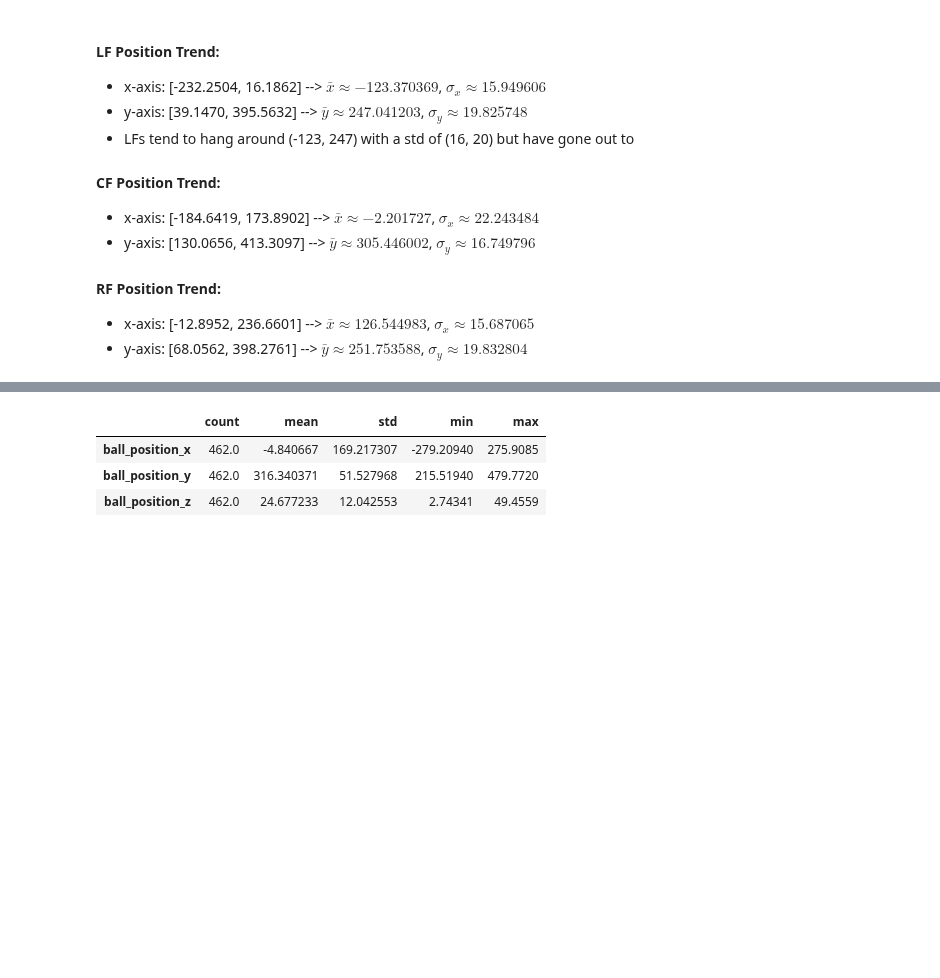
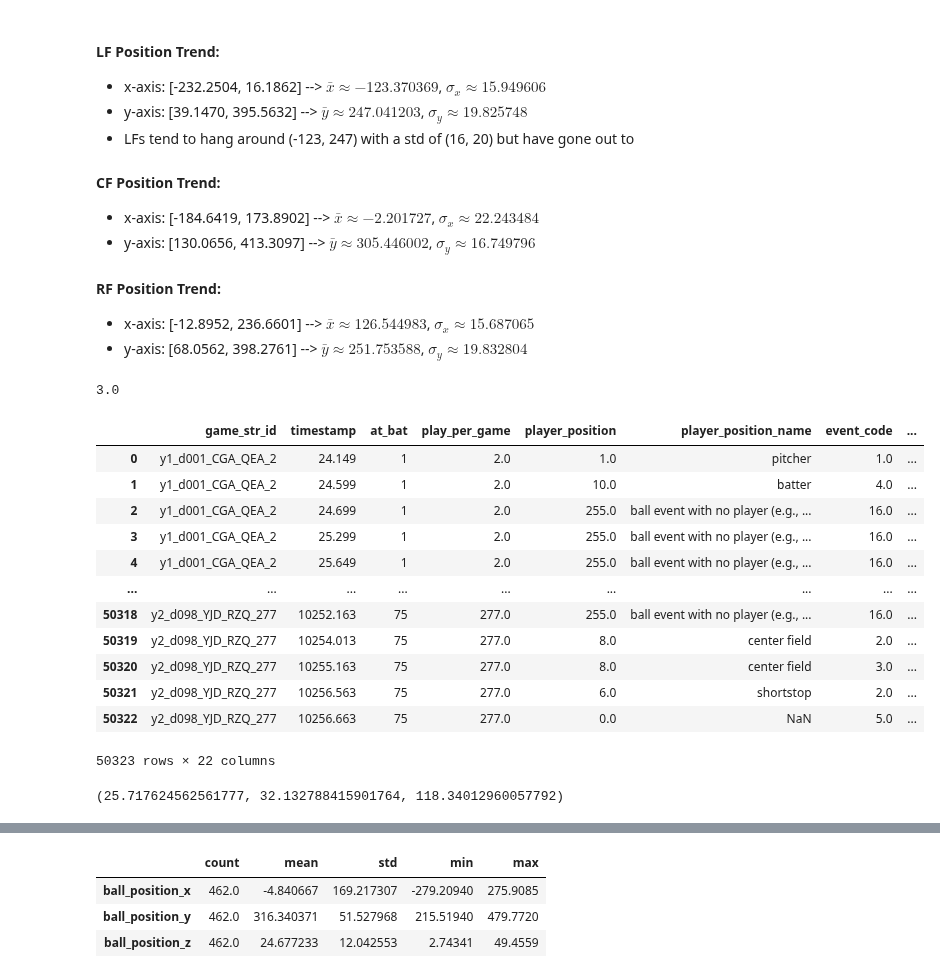
Before and after one commit to d2osborn/SMTChallenge2025, a Jupyter notebook: Team15-eda.ipynb, the cells around one changed output, grey strips where cells are left out. Drawn from its saved outputs; the diff is of its cells as text; code cells hidden in the pictures; blank space fills up the shorter version.

```diff
--- a/Team15-eda.ipynb
+++ b/Team15-eda.ipynb
@@ -212,0 +330,11 @@ event_pos_ball = event_pos_ball[
+# %%
+def game_events_changer(df: pd.DataFrame) -> pd.DataFrame:
+    """
+    Takes the dataframe that contains player positioning for every 500 ms in a play, including game_events and ball positioning, and outputs only game_events for each play
+
+    Arguments: df: Dataframe
+    """
+
+    df = df.copy()
+    df = df[~df['event_code'].isna()].reset_index(drop=True)
+    return df
@@ -213,3 +377,9 @@ event_pos_ball = event_pos_ball[
+# %%
+event_pos_ball.loc[(event_pos_ball['game_str_id'] == 'y1_d001_CGA_QEA_165') & (event_pos_ball['event_code'] == 2), 'player_position'] = 2.0
+event_pos_ball.loc[(event_pos_ball['game_str_id'] == 'y1_d001_CGA_QEA_165') & (event_pos_ball['event_code'] == 2), 'player_position_name'] = 'catcher'
+
+## These plays are messed up where the operator didn't tag the hitter making contact and there's no ball position data for it
+event_pos_ball = event_pos_ball[~event_pos_ball['game_str_id'].isin(['y1_d001_CGA_QEA_165', 'y1_d001_CGA_QEA_170'])].copy()
 # %% [markdown]
 ### Data exploration and understanding
 # %%
@@ -252,3 +416,27 @@ event_pos_ball[['field_x_7', 'field_y_7',
 #### RF Position Trend:
 * x-axis: [-12.8952, 236.6601] --> $\bar{x} \approx 126.544983$, $\sigma_{x} \approx 15.687065$
 * y-axis: [68.0562, 398.2761] --> $\bar{y} \approx 251.753588$, $\sigma_{y} \approx 19.832804$
+# %%
+event_pos_ball[event_pos_ball['game_str_id'] == 'y1_d001_CGA_QEA_2']['timestamp'].iloc[60] - event_pos_ball[event_pos_ball['game_str_id'] == 'y1_d001_CGA_QEA_2']['timestamp'].iloc[0]
+# %% [output]
+3.0
+# %%
+game_events_w_pos = game_events_changer(event_pos_ball)
+game_events_w_pos['is_out_catch'] = ((game_events_w_pos['event_code'] == 2) & (game_events_w_pos['event_code'].shift(1) == 4)).astype(int)
+game_events_w_pos['is_out_catch'] = game_events_w_pos['is_out_catch'].astype(float)
+game_events_w_pos.loc[:, 'is_out_catch'] = np.where(game_events_w_pos['event_code'] == 2, game_events_w_pos['is_out_catch'], np.nan)
+game_events_w_pos
+# %% [output]
+|  | game_str_id | timestamp | at_bat | play_per_game | player_position | player_position_name | event_code | ... |
+| 0 | y1_d001_CGA_QEA_2 | 24.149 | 1 | 2.0 | 1.0 | pitcher | 1.0 | ... |
+| 1 | y1_d001_CGA_QEA_2 | 24.599 | 1 | 2.0 | 10.0 | batter | 4.0 | ... |
+| 2 | y1_d001_CGA_QEA_2 | 24.699 | 1 | 2.0 | 255.0 | ball event with no player (e.g., ... | 16.0 | ... |
+| 3 | y1_d001_CGA_QEA_2 | 25.299 | 1 | 2.0 | 255.0 | ball event with no player (e.g., ... | 16.0 | ... |
+| 4 | y1_d001_CGA_QEA_2 | 25.649 | 1 | 2.0 | 255.0 | ball event with no player (e.g., ... | 16.0 | ... |
+| ... | ... | ... | ... | ... | ... | ... | ... | ... |
+| 50318 | y2_d098_YJD_RZQ_277 | 10252.163 | 75 | 277.0 | 255.0 | ball event with no player (e.g., ... | 16.0 | ... |
+| 50319 | y2_d098_YJD_RZQ_277 | 10254.013 | 75 | 277.0 | 8.0 | center field | 2.0 | ... |
+| 50320 | y2_d098_YJD_RZQ_277 | 10255.163 | 75 | 277.0 | 8.0 | center field | 3.0 | ... |
+| 50321 | y2_d098_YJD_RZQ_277 | 10256.563 | 75 | 277.0 | 6.0 | shortstop | 2.0 | ... |
+| 50322 | y2_d098_YJD_RZQ_277 | 10256.663 | 75 | 277.0 | 0.0 | NaN | 5.0 | ... |
+50323 rows × 22 columns
@@ -254,0 +467,38 @@ event_pos_ball[['field_x_7', 'field_y_7',
+# %%
+def direction(df: pd.DataFrame, game_str_id: str) -> tuple:
+    """
+    """
+    df = df.copy()
+    df = df[df['game_str_id'] == game_str_id]
+
+    starting_coords = df.iloc[0]
+
+    lf_starting_coords = np.array([starting_coords['field_x_7'], starting_coords['field_y_7']])
+    cf_starting_coords = np.array([starting_coords['field_x_8'], starting_coords['field_y_8']])
+    rf_starting_coords = np.array([starting_coords['field_x_9'], starting_coords['field_y_9']])
+
+    if len(df[df['event_code'] == 16]) >= 1:
+        bounce_idx = df.index[df['event_code'] == 16][0]
+        catch_idx = df.index[df['event_code'] == 2][0]
+
+        if bounce_idx < catch_idx:
+            catch_point = df.loc[df['event_code'] == 16][['ball_position_x', 'ball_position_y']].iloc[0]
+        else:
+            catch_point = df.loc[df['event_code'] == 2][['ball_position_x', 'ball_position_y']].iloc[0]
+    else:
+        catch_point = df.loc[df['event_code'] == 2][['ball_position_x', 'ball_position_y']].iloc[0].values
+
+    # lf_direction = (math.atan2(catch_point[1]-lf_starting_coords[1], catch_point[0] - lf_starting_coords[0]))*(180/np.pi)
+    # cf_direction = (math.atan2(catch_point[1]-cf_starting_coords[1], catch_point[0] - cf_starting_coords[0]))*(180/np.pi)
+    # rf_direction = (math.atan2(catch_point[1]-rf_starting_coords[1], catch_point[0] - rf_starting_coords[0]))*(180/np.pi)
+
+    lf_direction = (math.atan2(catch_point[1]-lf_starting_coords[1], catch_point[0] - lf_starting_coords[0]))*(180/np.pi)
+    cf_direction = (math.atan2(catch_point[1]-cf_starting_coords[1], catch_point[0] - cf_starting_coords[0]))*(180/np.pi)
+    rf_direction = (math.atan2(catch_point[1]-rf_starting_coords[1], catch_point[0] - rf_starting_coords[0]))*(180/np.pi)
+
+    return lf_direction, cf_direction, rf_direction
+
+direction(game_events_w_pos, 'y1_d001_CGA_QEA_127')
+# atan2(y2 - y1, x2 - x1)
+# %% [output]
+(25.717624562561777, 32.132788415901764, 118.34012960057792)
```
Also changed, not shown: parts of 29 cells of this notebook, 1 other file.
